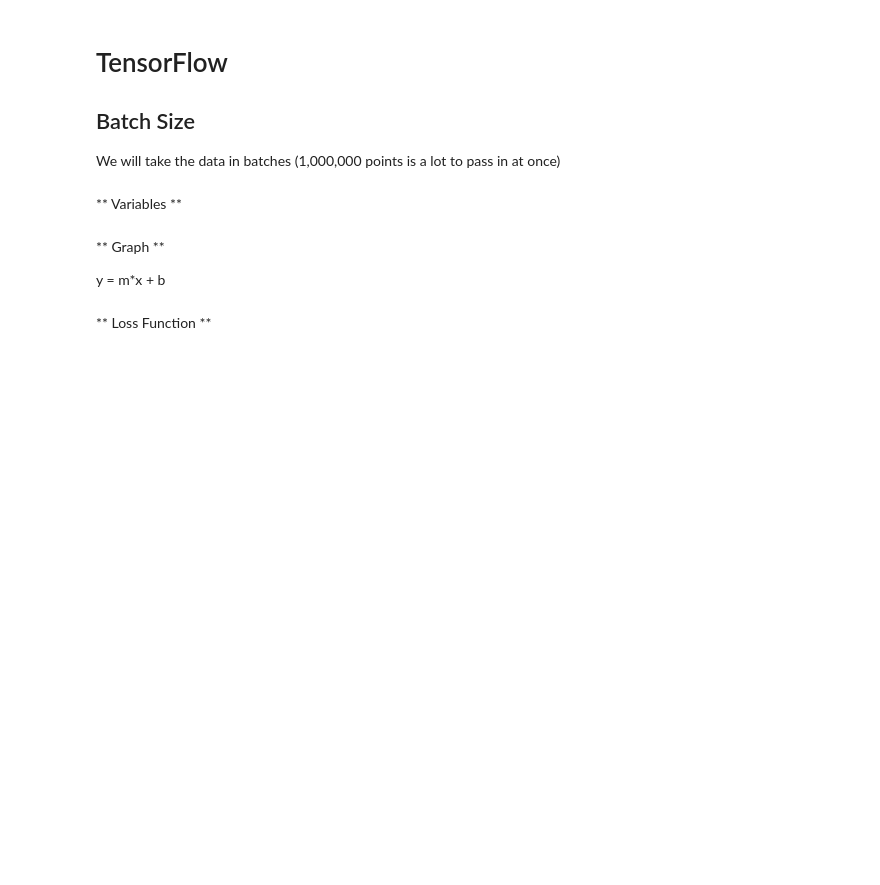
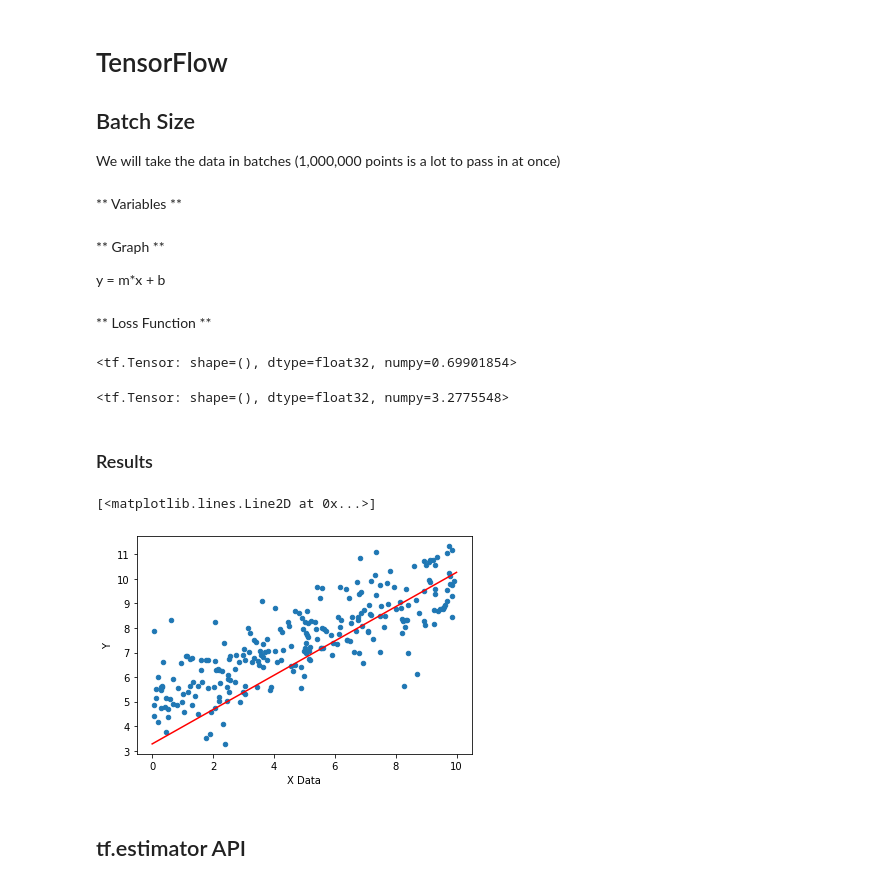
Before and after one commit to hieplk97/Udemy-Course, a Jupyter notebook: Deep Learning Tensorflow/02-TensorFlow-Basics/Tensorflow v2/04-TensorFlow-v2-Regression-Example.ipynb, the cells around one changed output. Saved outputs shown, nothing was run; the diff lists cells and outputs as text; code cells hidden in the pictures; blank space fills up the shorter version.

Commit message:
Deep Learning Tensorflow: 02-TensorFlow-Basics

```diff
--- a/Deep Learning Tensorflow/02-TensorFlow-Basics/Tensorflow v2/04-TensorFlow-v2-Regression-Example.ipynb
+++ b/Deep Learning Tensorflow/02-TensorFlow-Basics/Tensorflow v2/04-TensorFlow-v2-Regression-Example.ipynb
@@ -63,3 +68,38 @@ def loss():
         loss += tf.reduce_sum(tf.square(y-y_model))
 
     return loss
+# %%
+optimizer = tf.optimizers.SGD(learning_rate=0.001)
+# %%
+@tf.function
+def do_train():
+    batches = 1000
+
+    for i in range(batches):
+
+        optimizer.minimize(loss, var_list=[m, b])
+
+    # Fetch Back Results
+    return m, b
+# %%
+model_m, model_b = do_train()
+# %%
+model_m
+# %% [output]
+<tf.Tensor: shape=(), dtype=float32, numpy=0.69901854>
+# %%
+model_b
+# %% [output]
+<tf.Tensor: shape=(), dtype=float32, numpy=3.2775548>
+# %% [markdown]
+### Results
+# %%
+y_hat = x_data * model_m + model_b
+# %%
+my_data.sample(n=250).plot(kind='scatter',x='X Data',y='Y')
+plt.plot(x_data,y_hat,'r')
+# %% [output]
+[<matplotlib.lines.Line2D at 0x...>]
+[figure, added]
+# %% [markdown]
+## tf.estimator API
```
Also changed, not shown: parts of 21 cells of this notebook, 5 other files.
